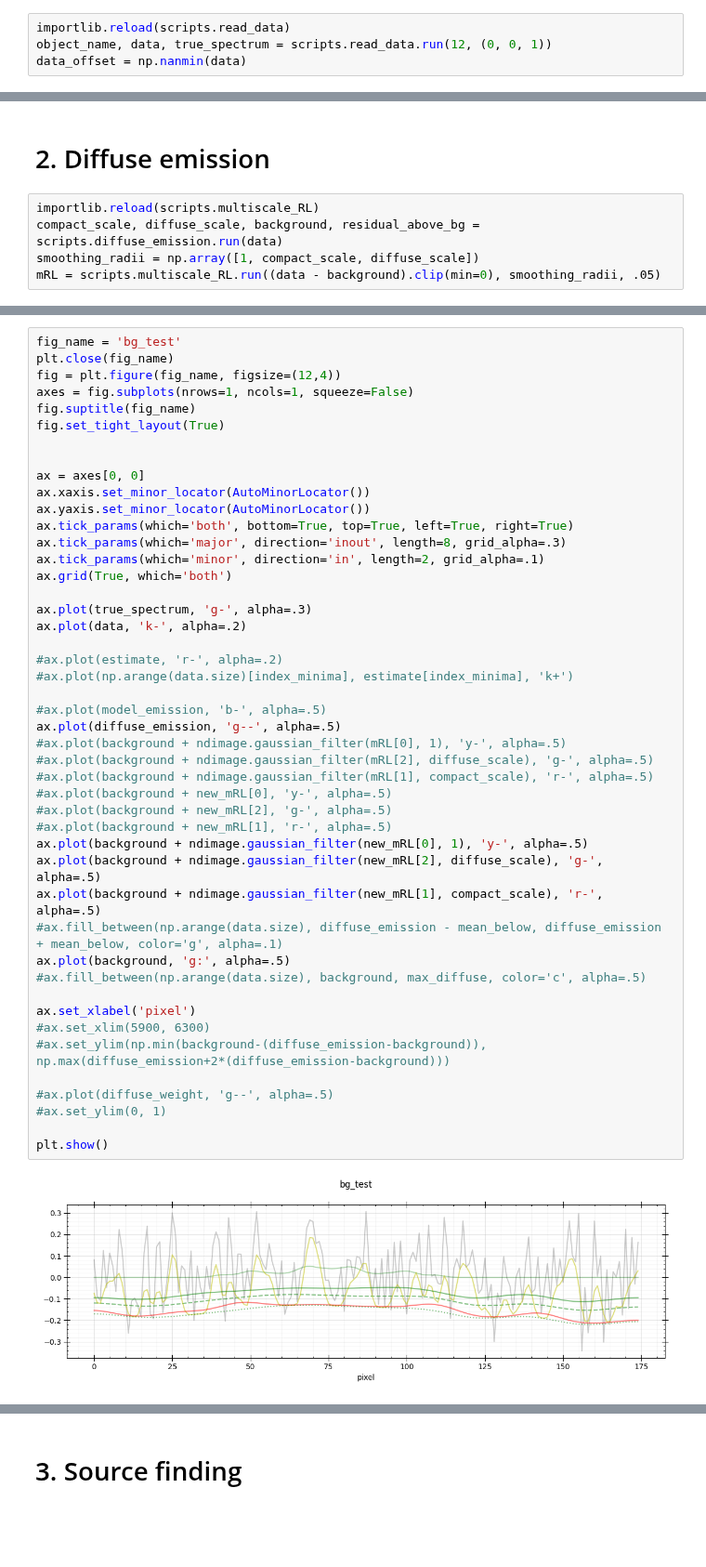
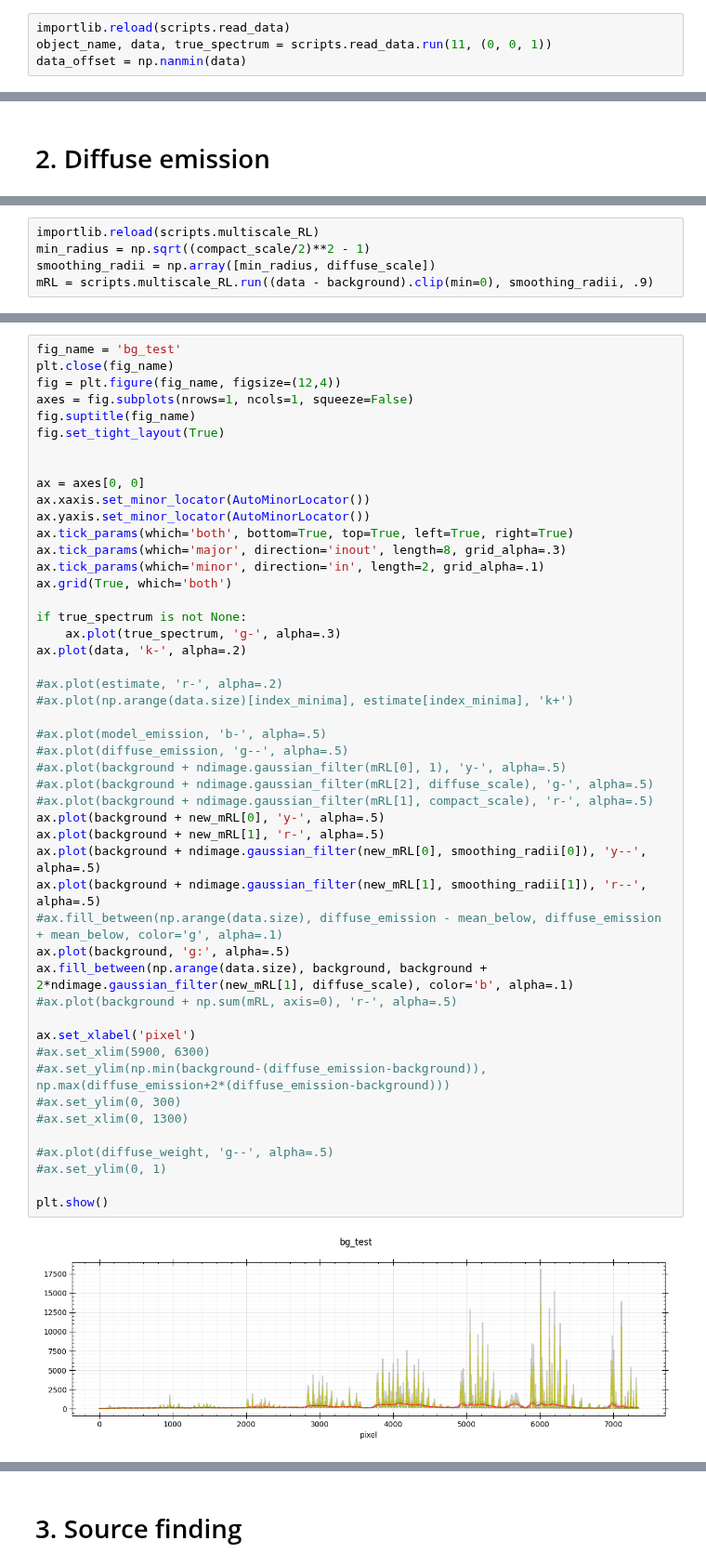
Before and after one commit to paranoya/image-processing, a Jupyter notebook: GARLIC-1D.ipynb, the cells around one changed output, grey strips where cells are left out. Shown at 93% size. Saved outputs shown, nothing was run; the diff lists cells and outputs as text; blank space fills up the shorter version.

Commit message:
Change compact scale to a Gaussian radius

```diff
--- a/GARLIC-1D.ipynb
+++ b/GARLIC-1D.ipynb
@@ -90,6 +90,6 @@ def colour_map(ax, cblabel, data, cmap=default_cmap, norm=None, xlabel=None, x=N
 ## Read data
 # %%
 importlib.reload(scripts.read_data)
-object_name, data, true_spectrum = scripts.read_data.run(12, (0, 0, 1))
+object_name, data, true_spectrum = scripts.read_data.run(11, (0, 0, 1))
 data_offset = np.nanmin(data)
 # %% [output]
@@ -101,8 +101,3 @@ residual_accuracy = .1
 max_iter = 100  # in principle, just for safety
 # %% [markdown]
 # 2. Diffuse emission
-# %%
-importlib.reload(scripts.multiscale_RL)
-compact_scale, diffuse_scale, background, residual_above_bg = scripts.diffuse_emission.run(data)
-smoothing_radii = np.array([1, compact_scale, diffuse_scale])
-mRL = scripts.multiscale_RL.run((data - background).clip(min=0), smoothing_radii, .05)
@@ -125,0 +121,5 @@ max_diffuse = background + ndimage.gaussian_filter(np.sum(mRL, axis=0), diffuse_
+# %%
+importlib.reload(scripts.multiscale_RL)
+min_radius = np.sqrt((compact_scale/2)**2 - 1)
+smoothing_radii = np.array([min_radius, diffuse_scale])
+mRL = scripts.multiscale_RL.run((data - background).clip(min=0), smoothing_radii, .9)
@@ -157,40 +173,42 @@ fig.set_tight_layout(True)
 
 ax = axes[0, 0]
 ax.xaxis.set_minor_locator(AutoMinorLocator())
 ax.yaxis.set_minor_locator(AutoMinorLocator())
 ax.tick_params(which='both', bottom=True, top=True, left=True, right=True)
 ax.tick_params(which='major', direction='inout', length=8, grid_alpha=.3)
 ax.tick_params(which='minor', direction='in', length=2, grid_alpha=.1)
 ax.grid(True, which='both')
 
-ax.plot(true_spectrum, 'g-', alpha=.3)
+if true_spectrum is not None:
+    ax.plot(true_spectrum, 'g-', alpha=.3)
 ax.plot(data, 'k-', alpha=.2)
 
 #ax.plot(estimate, 'r-', alpha=.2)
 #ax.plot(np.arange(data.size)[index_minima], estimate[index_minima], 'k+')
 
 #ax.plot(model_emission, 'b-', alpha=.5)
-ax.plot(diffuse_emission, 'g--', alpha=.5)
+#ax.plot(diffuse_emission, 'g--', alpha=.5)
 #ax.plot(background + ndimage.gaussian_filter(mRL[0], 1), 'y-', alpha=.5)
 #ax.plot(background + ndimage.gaussian_filter(mRL[2], diffuse_scale), 'g-', alpha=.5)
 #ax.plot(background + ndimage.gaussian_filter(mRL[1], compact_scale), 'r-', alpha=.5)
-#ax.plot(background + new_mRL[0], 'y-', alpha=.5)
-#ax.plot(background + new_mRL[2], 'g-', alpha=.5)
-#ax.plot(background + new_mRL[1], 'r-', alpha=.5)
-ax.plot(background + ndimage.gaussian_filter(new_mRL[0], 1), 'y-', alpha=.5)
-ax.plot(background + ndimage.gaussian_filter(new_mRL[2], diffuse_scale), 'g-', alpha=.5)
-ax.plot(background + ndimage.gaussian_filter(new_mRL[1], compact_scale), 'r-', alpha=.5)
+ax.plot(background + new_mRL[0], 'y-', alpha=.5)
+ax.plot(background + new_mRL[1], 'r-', alpha=.5)
+ax.plot(background + ndimage.gaussian_filter(new_mRL[0], smoothing_radii[0]), 'y--', alpha=.5)
+ax.plot(background + ndimage.gaussian_filter(new_mRL[1], smoothing_radii[1]), 'r--', alpha=.5)
 #ax.fill_between(np.arange(data.size), diffuse_emission - mean_below, diffuse_emission + mean_below, color='g', alpha=.1)
 ax.plot(background, 'g:', alpha=.5)
-#ax.fill_between(np.arange(data.size), background, max_diffuse, color='c', alpha=.5)
+ax.fill_between(np.arange(data.size), background, background + 2*ndimage.gaussian_filter(new_mRL[1], diffuse_scale), color='b', alpha=.1)
+#ax.plot(background + np.sum(mRL, axis=0), 'r-', alpha=.5)
 
 ax.set_xlabel('pixel')
 #ax.set_xlim(5900, 6300)
 #ax.set_ylim(np.min(background-(diffuse_emission-background)), np.max(diffuse_emission+2*(diffuse_emission-background)))
+#ax.set_ylim(0, 300)
+#ax.set_xlim(0, 1300)
 
 #ax.plot(diffuse_weight, 'g--', alpha=.5)
 #ax.set_ylim(0, 1)
 
 plt.show()
 # %% [output]
-[figure, old version]
+[figure, new version]
```
Also changed, not shown: parts of 9 cells of this notebook, 1 other file.
